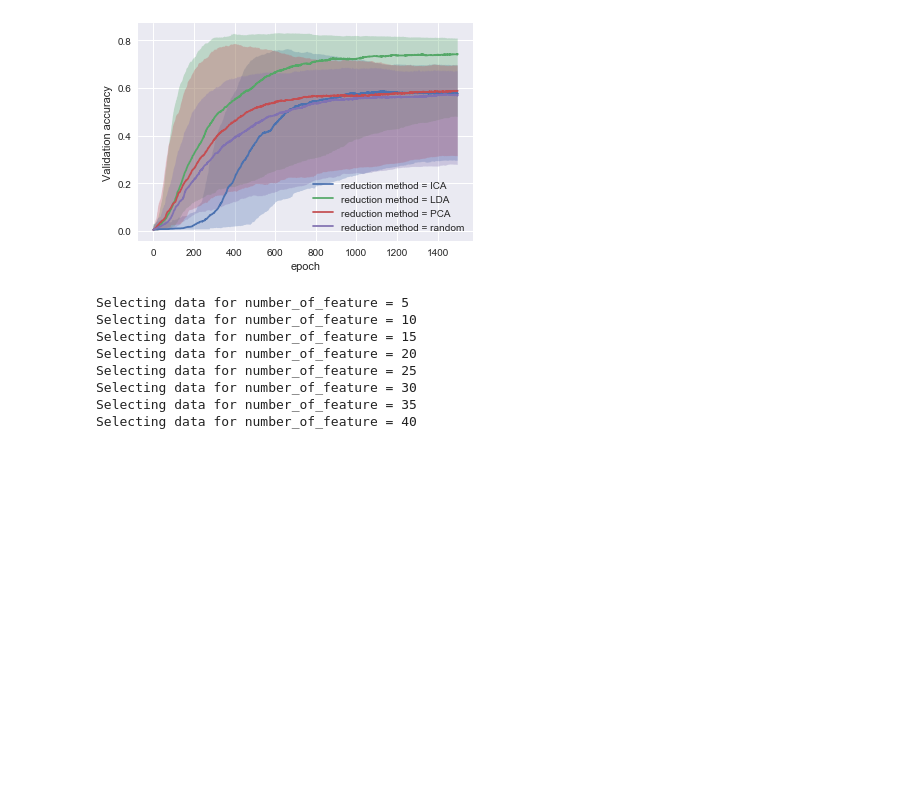
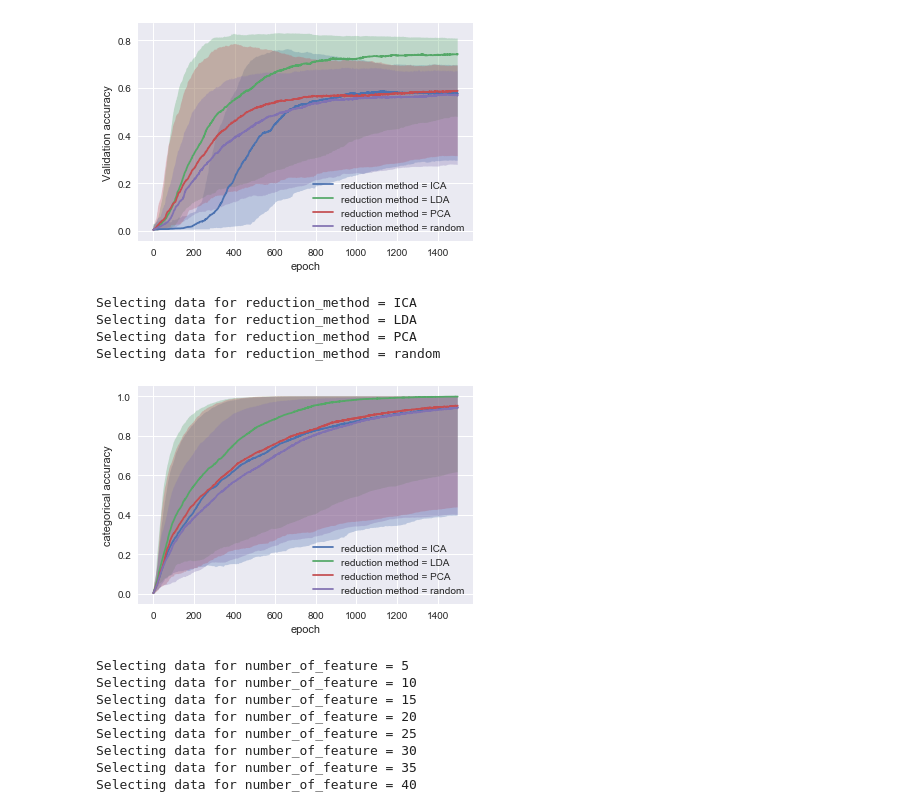
Before and after one commit to anliec/ML_homework_cluestering, a Jupyter notebook: plotter/nn.ipynb, the cells around one changed output. Cells and saved outputs as stored; diff of their text form; code cells hidden in the pictures; blank space fills up the shorter version.

```diff
--- a/plotter/nn.ipynb
+++ b/plotter/nn.ipynb
@@ -138,6 +138,19 @@ Selecting data for reduction_method = LDA
 Selecting data for reduction_method = PCA
 Selecting data for reduction_method = random
 [figure]
+# %%
+generate_plot(con=con,
+              x_arg_name='epoch',
+              y_arg_name='categorical_accuracy',
+              z_arg_name='reduction_method',
+              filters={},
+              x_limit=1500)
+# %% [output]
+Selecting data for reduction_method = ICA
+Selecting data for reduction_method = LDA
+Selecting data for reduction_method = PCA
+Selecting data for reduction_method = random
+[figure, added]
 # %%
 generate_plot(con=con,
               x_arg_name='epoch',
```
Also changed, not shown: parts of 2 cells of this notebook, 3 other files.
